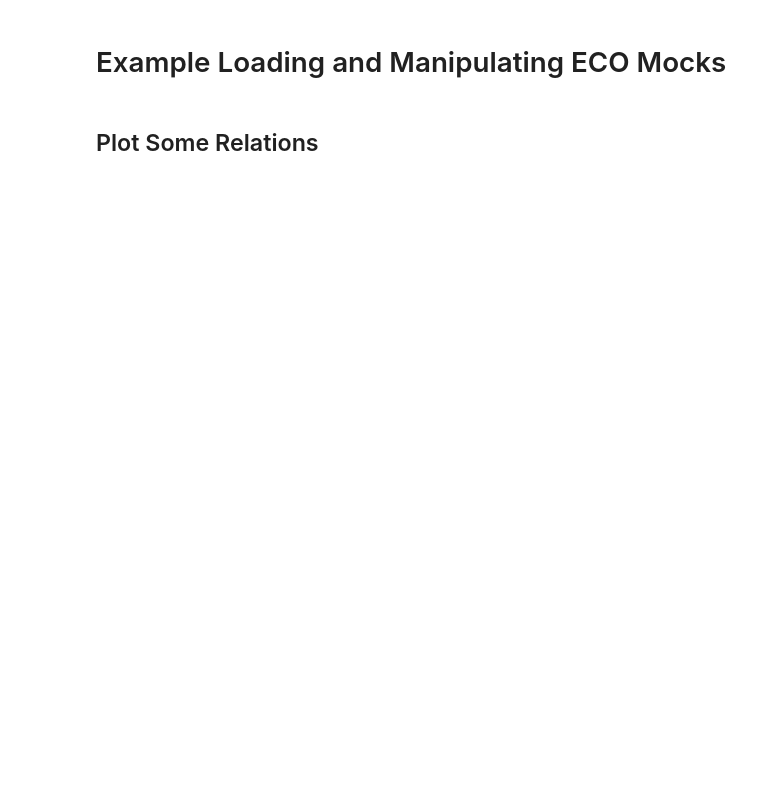
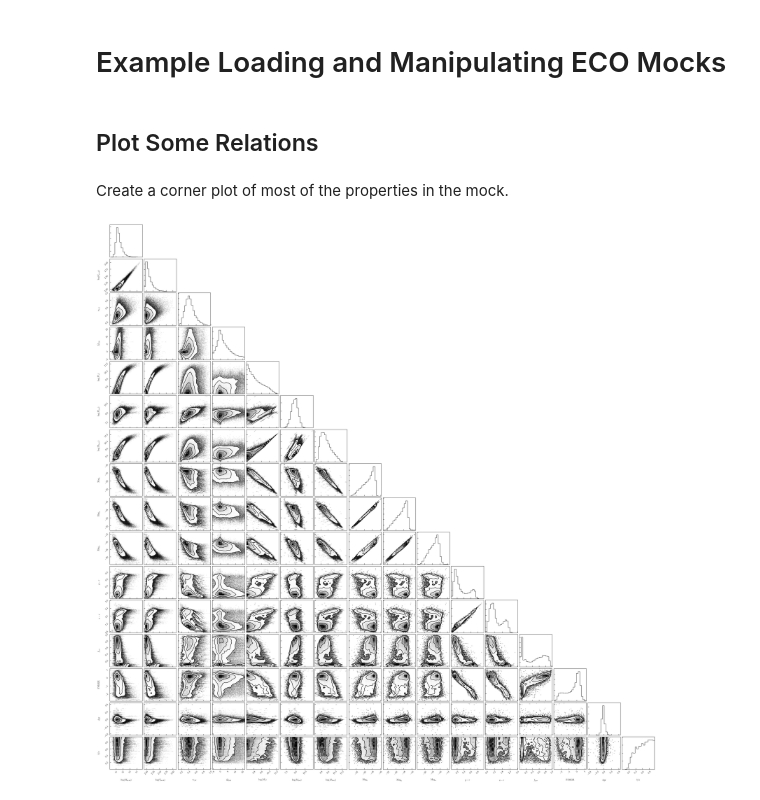
Before and after one commit to duncandc/eco_mocks, a Jupyter notebook: notebooks/load_eco_mocks.ipynb, the cells around one changed output. Cells and saved outputs as stored; diff of their text form; code cells hidden in the pictures; blank space fills up the shorter version.

```diff
--- a/notebooks/load_eco_mocks.ipynb
+++ b/notebooks/load_eco_mocks.ipynb
@@ -17,3 +17,40 @@ from astropy.table import Table
 mock = Table.read(data_path + 'mock_1a.hdf5', path='data')
 # %% [markdown]
 ## Plot Some Relations
+# %% [markdown]
+Create a corner plot of most of the properties in the mock.
+# %%
+import corner
+
+values = np.stack((np.log10(mock['halo_mpeak']),
+                   np.log10(mock['halo_vpeak']),
+                   mock['halo_half_mass_scale'],
+                   mock['halo_acc_rate_100myr'],
+                   np.log10(mock['stellar_mass']),
+                   np.log10(mock['gas_mass']),
+                   np.log10(mock['baryonic_mass']),
+                   mock['abs_rmag'],
+                   mock['abs_gmag'],
+                   mock['abs_umag'],
+                   mock['g_minus_r'],
+                   mock['u_minus_r'],
+                   mock['fgas'],
+                   mock['fsmgr'],
+                   mock['dgr'],
+                   mock['b_to_a']
+                  )).T
+
+labels = [r'$\log(M_{\rm peak})$', r'$\log(V_{\rm peak})$', r'$a_{1/2}$', r'$\dot{M}_{100}$',
+          r'$\log(M_*)$', r'$\log(M_{\rm gas})$', r'$\log(M_{\rm bary})$',
+          r'${\rm Mag}_{\rm r}$', r'${\rm Mag}_{\rm g}$', r'${\rm Mag}_{\rm u}$',
+          r'$g-r$', r'$u-r$',
+          r'$f_{\rm gas}$', r'${\rm FSMGR}$', r'${\rm dgr}$', r'$b/a$']
+lims = np.ones(len(labels))
+lims[3] = 0.68
+fig = corner.corner(values, labels=labels, range=lims)
+
+savepath = cwd + '/figures/'
+filename = 'example_corner_plot.pdf'
+fig.savefig(savepath + filename, dpi=250)
+# %% [output]
+[figure, added]
```
Also changed, not shown: parts of 7 cells of this notebook, 10 other files.
